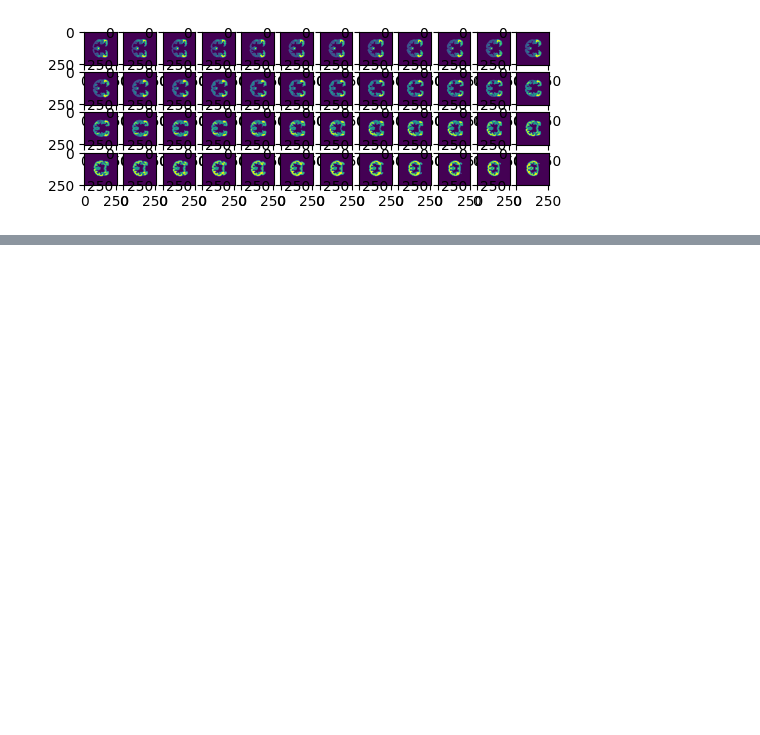
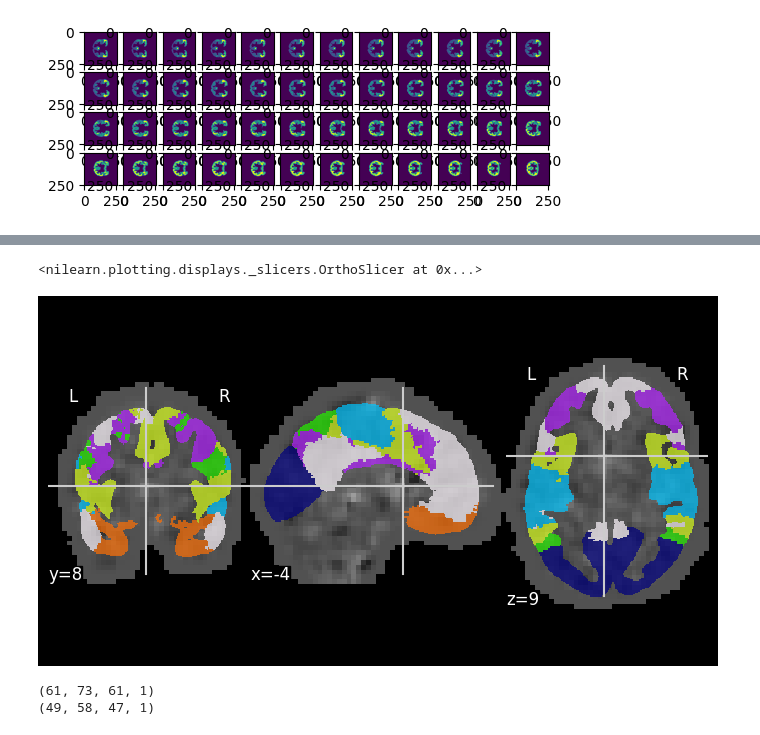
Before and after one commit to NicolaClark/Exploring_Neurodiversity_from_Neuroimaging, a Jupyter notebook: reader.ipynb, the cells around one changed output, grey strips where cells are left out. Drawn from its saved outputs; the diff is of its cells as text; code cells hidden in the pictures; blank space fills up the shorter version.

```diff
--- a/reader.ipynb
+++ b/reader.ipynb
@@ -468,0 +137,15 @@ def OLD_binarize_participant(participant,thresholds):
+# %%
+#show mask
+nplot.plot_roi(ni_mask, adhd200_ni_image.slicer[:,:,:,30])
+# %% [output]
+<nilearn.plotting.displays._slicers.OrthoSlicer at 0x...>
+[figure, added]
+# %%
+#nilearn reshape dims of mask to match
+abide_reshaped_mask = nimg.resample_img(ni_mask,target_affine=abide_ni_image.affine, interpolation='nearest',target_shape=abide_ni_image.shape[:3])
+adhd200_reshaped_mask = nimg.resample_img(ni_mask,target_affine=adhd200_ni_image.affine, interpolation='nearest',target_shape=adhd200_ni_image.shape[:3])
+print(abide_reshaped_mask.shape)
+print(adhd200_reshaped_mask.shape)
+# %% [output]
+(61, 73, 61, 1)
+(49, 58, 47, 1)
```
Also changed, not shown: parts of 51 cells of this notebook, 8 other files.
